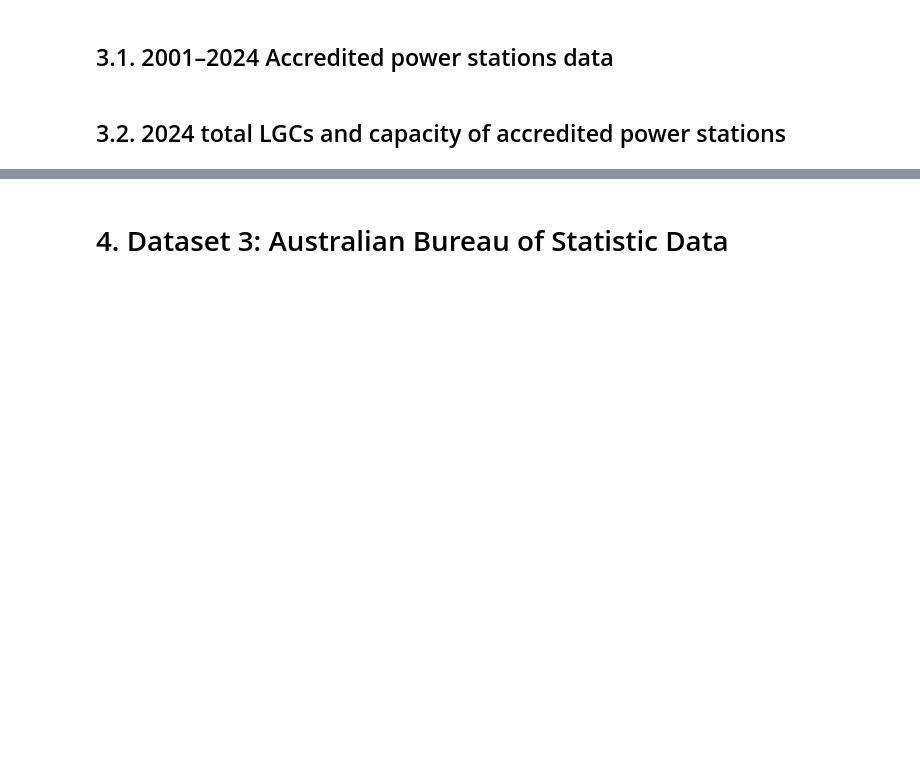
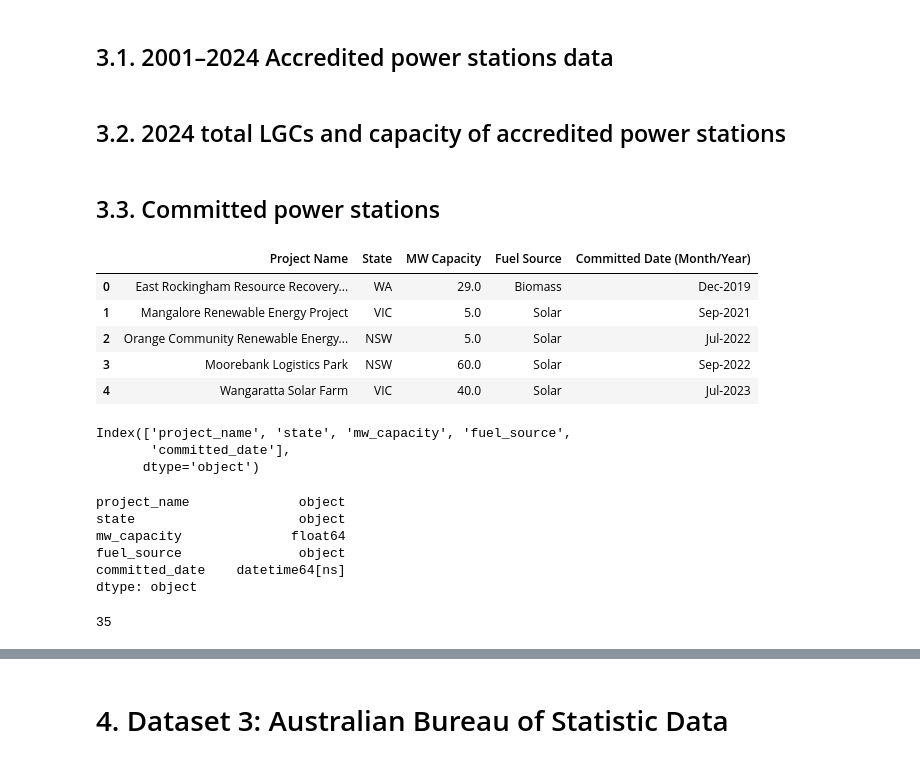
Before and after one commit to mnaufaldr01/de-assignment-1, a Jupyter notebook: assignment1.ipynb, the cells around one changed output, grey strips where cells are left out. Cells and saved outputs as stored; diff of their text form; code cells hidden in the pictures; blank space fills up the shorter version.

Commit message:
adding data

```diff
--- a/assignment1.ipynb
+++ b/assignment1.ipynb
@@ -224,3 +224,40 @@ df['as_at'] = pd.to_datetime(df['as_at'], format='%d/%m/%Y')
 # save to database
 table_name='total_lgcs_and_capacity_of_accredited_power_stations'
 df.to_sql(name=table_name, con=db_engine, if_exists='replace')
+# %% [markdown]
+## 3.3. Committed power stations
+# %%
+url = "https://cer.gov.au/document/power-stations-and-projects-committed"
+df = pd.read_csv(url, encoding='ISO-8859-1')
+df.head()
+# %% [output]
+|  | Project Name | State | MW Capacity | Fuel Source | Committed Date (Month/Year) |
+| 0 | East Rockingham Resource Recovery... | WA | 29.0 | Biomass | Dec-2019 |
+| 1 | Mangalore Renewable Energy Project | VIC | 5.0 | Solar | Sep-2021 |
+| 2 | Orange Community Renewable Energy... | NSW | 5.0 | Solar | Jul-2022 |
+| 3 | Moorebank Logistics Park | NSW | 60.0 | Solar | Sep-2022 |
+| 4 | Wangaratta Solar Farm | VIC | 40.0 | Solar | Jul-2023 |
+# %%
+# Rename column names
+df = df.rename(columns={
+    'Project Name': 'project_name',
+    'State ': 'state',
+    'MW Capacity': 'mw_capacity',
+    'Fuel Source': 'fuel_source',
+    'Committed Date (Month/Year)': 'committed_date'
+})
+df.columns
+# %% [output]
+Index(['project_name', 'state', 'mw_capacity', 'fuel_source',
+       'committed_date'],
+      dtype='object')
+# %%
+# check data types
+print(df.dtypes)
+# %% [output]
+project_name              object
+state                     object
+mw_capacity              float64
+fuel_source               object
+committed_date    datetime64[ns]
+dtype: object
@@ -226,0 +267,6 @@ df.to_sql(name=table_name, con=db_engine, if_exists='replace')
+# %%
+# save to database
+table_name='committed_power_stations'
+df.to_sql(name=table_name, con=db_engine, if_exists='replace')
+# %% [output]
+35
```
Also changed, not shown: parts of 6 cells of this notebook.
